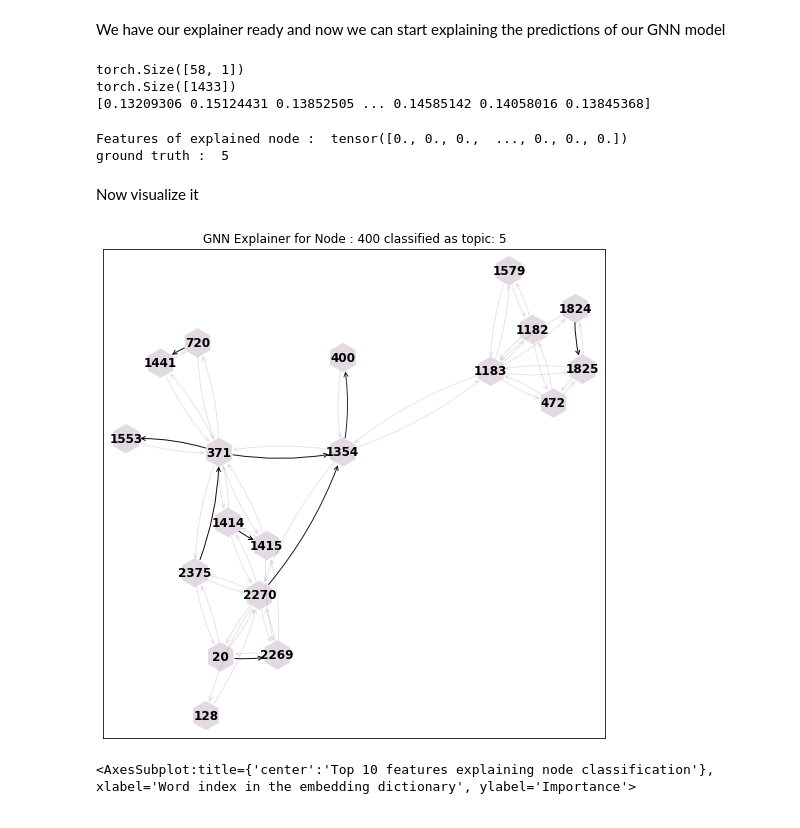
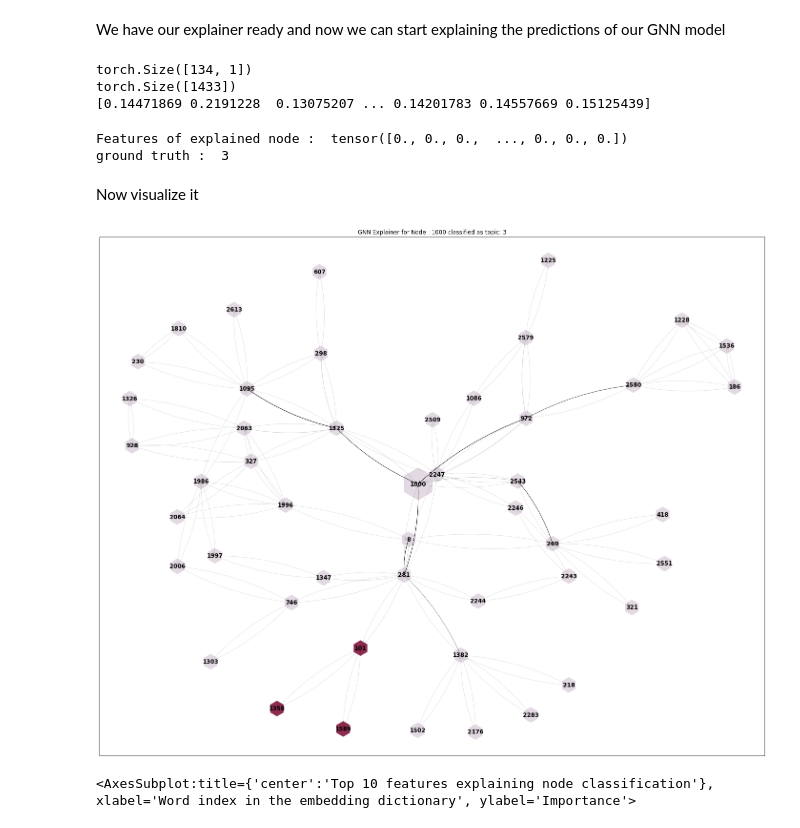
Before and after one commit to AlexShaGH/RE-ParameterizedExplainerForGraphNeuralNetworks, a Jupyter notebook: Cora GNN Explanations.ipynb, the cells around one changed output. Drawn from its saved outputs; the diff is of its cells as text; code cells hidden in the pictures.

Commit message:
Initial Commit - Datasets merged

```diff
--- a/Cora GNN Explanations.ipynb
+++ b/Cora GNN Explanations.ipynb
@@ -14,4 +14,4 @@ First, we need to load the dataset that we are interested in explaining. To be a
 
 It's important to note here that the GNNExplainer requires the graphs to be represented by edge index and not an adjacency matrix.
 # %%
-root = Planetoid(root='/tmp/Cora', name='Cora')
+root = Planetoid(root='./ExplanationEvaluation/datasets', name='Cora')
@@ -55,32 +66,32 @@ We have our explainer ready and now we can start explaining the predictions of o
 # %%
 # Consider any node within
 # Check node 400  for quicker results
-idx = 400
+idx = 1000
 node_features_mask, edge_mask = explainer.explain_node(idx, root.data.x, root.data.edge_index)
 # %%
 print(edge_mask.argwhere().shape)
 print(node_features_mask.shape)
 print(node_features_mask.numpy())
 # %% [output]
-torch.Size([58, 1])
+torch.Size([134, 1])
 torch.Size([1433])
-[0.13209306 0.15124431 0.13852505 ... 0.14585142 0.14058016 0.13845368]
+[0.14471869 0.2191228  0.13075207 ... 0.14201783 0.14557669 0.15125439]
 # %%
 print("Features of explained node : ", root.data.x[idx])
 print("ground truth : ", root.data.y[idx].numpy())
 # %% [output]
 Features of explained node :  tensor([0., 0., 0.,  ..., 0., 0., 0.])
-ground truth :  5
+ground truth :  3
 # %% [markdown]
 Now visualize it
 # %%
-rcParams['figure.figsize'] = 9, 9
+rcParams['figure.figsize'] = 25, 20
 ax, G = explainer.visualize_subgraph(idx, root.data.edge_index, edge_mask, y=root.data.y, cmap="twilight", node_shape="h", font_size= 12, font_weight="bold")
 title = f"GNN Explainer for Node : {idx} classified as topic: {root.data.y[idx]}"
 plt.title(title, )
 plt.show()
 # %% [output]
-[figure, old version]
+[figure, new version]
 # %%
 feat_importances = pd.Series(node_features_mask.numpy())
 feat_importances.nlargest(10).plot(kind='bar',figsize=(7,7), grid=True,
```
Also changed, not shown: parts of 1 cell of this notebook, 14 other files.
